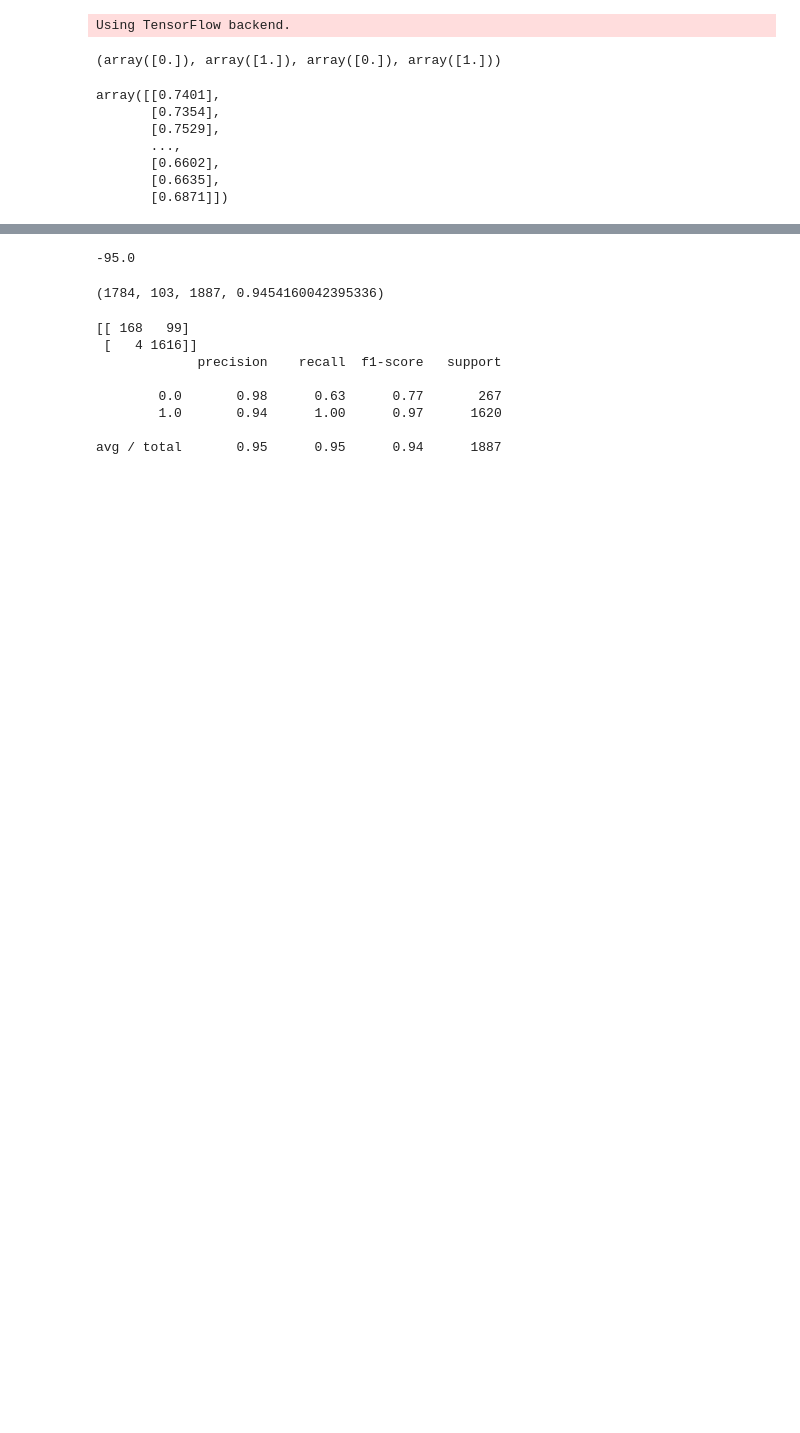
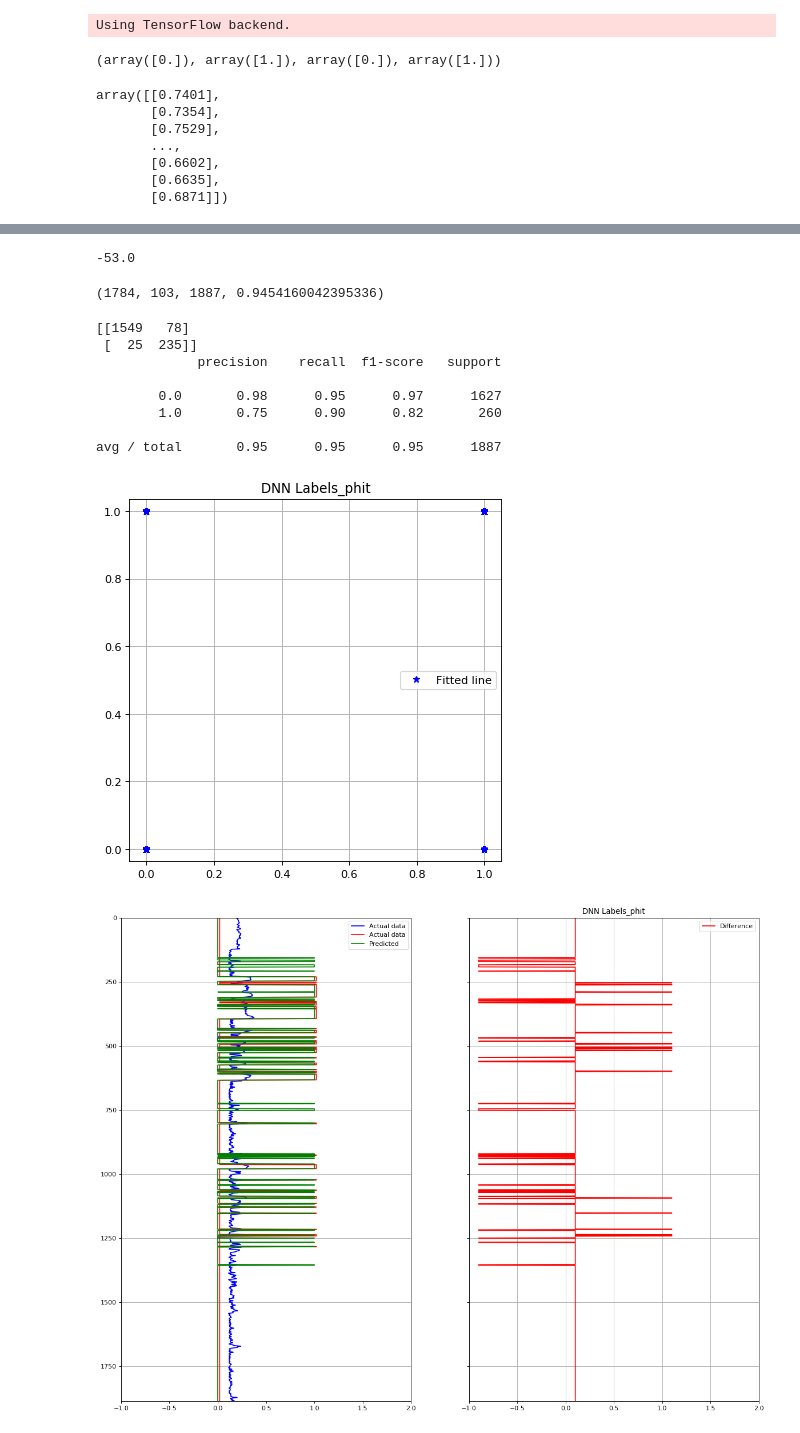
Before and after one commit to narunbabu/geoprojects, a Jupyter notebook: AI&ML/DNN labels on log data.ipynb, the cells around one changed output, grey strips where cells are left out. Cells and saved outputs as stored; diff of their text form; code cells hidden in the pictures; blank space fills up the shorter version.

```diff
--- a/AI&ML/DNN labels on log data.ipynb
+++ b/AI&ML/DNN labels on log data.ipynb
@@ -45,7 +45,7 @@ def elapsed(sec):
 Using TensorFlow backend.
 # %%
 from get_log_data import read_logs, get_log_traintest,get_digitized_logdata, get_labelized_logdata
-x_train, x_test, y_train, y_test, scaler_x, scaler_y=get_log_traintest('vwcl',True,False)
+x_train, x_test, y_train, y_test, scaler_x, scaler_y=get_log_traintest('phit',True,False)
 # %%
 min(y_train),max(y_train),min(y_test),max(y_test)
 # %% [output]
@@ -63,8 +63,8 @@ array([[0.7401],
 # %%
 from get_log_data import read_logs, get_log_traintest,get_digitized_logdata, get_labelized_logdata
 num_labels =2# train_labels.shape[1]
-barrier=0.5
-train_dataset, test_dataset, train_labels, test_labels=get_labelized_logdata(num_labels,ref=barrier,LABEL='vwcl') #LABEL='phit'
+barrier=0.25
+train_dataset, test_dataset, train_labels, test_labels=get_labelized_logdata(num_labels,ref=barrier,LABEL='phit') #LABEL='phit'
 
 image_size = 28
 input_size = 7 #image_size*image_size
@@ -129,18 +129,62 @@ for a, b in zip(test_labels,test_pred):
         neg_count +=1
 count,neg_count,count+neg_count,count/(count+neg_count)
 # %% [output]
--95.0
+-53.0
 (1784, 103, 1887, 0.9454160042395336)
 # %%
 from sklearn.metrics import classification_report,confusion_matrix
 print(confusion_matrix(test_labels,test_pred))
 print(classification_report(test_labels,test_pred))
 # %% [output]
-[[ 168   99]
- [   4 1616]]
+[[1549   78]
+ [  25  235]]
              precision    recall  f1-score   support
 
-        0.0       0.98      0.63      0.77       267
-        1.0       0.94      1.00      0.97      1620
+        0.0       0.98      0.95      0.97      1627
+        1.0       0.75      0.90      0.82       260
 
-avg / total       0.95      0.95      0.94      1887
+avg / total       0.95      0.95      0.95      1887
+# %%
+Y_train_inv=test_labels
+Y_pred_inv=test_pred
+# %%
+%matplotlib inline
+from matplotlib import pyplot as plt
+imname='DNN Labels_phit'
+fig1, ax1 = plt.subplots(nrows=1, ncols=1, figsize=(6, 6), dpi= 80, sharey=True)
+# with ax_ as ax1:
+ax1.plot(Y_train_inv, Y_pred_inv,'b*', label='Fitted line')
+ax1.legend()
+ax1.axis('equal')
+ax1.grid(True)
+plt.title(imname)
+plt.show() #5000 epochs, 1024
+
+fig1.savefig(imname+'_scatter.png', dpi=100)
+
+fig, ax = plt.subplots(nrows=1, ncols=2, figsize=(18, 14), dpi= 80, sharey=True)
+i=0
+perc_diff=(-Y_pred_inv+Y_train_inv)+0.1
+for axes in ax:
+    if(i==0):
+        y_test
+        axes.plot( y_test,range(len(y_test)), label="Actual data",color='blue')
+        axes.plot( Y_train_inv+0.02,range(len(Y_train_inv)), label="Actual data",color='red')
+        axes.plot( Y_pred_inv,range(len(Y_pred_inv)), label="Predicted",color='green')
+        axes.set_xlim (-1,2)
+    else:
+        axes.plot(perc_diff  ,range(len(perc_diff)), label="Difference",color='red')
+        axes.set_xlim (-1,2)
+        axes.xaxis.grid(True)
+#         axes.plot( Y_pred,range(len(Y_pred)), label="Predicted",color='green')
+    i+=1
+    axes.set_ylim (0,len(Y_train_inv))
+    axes.legend()
+    axes.invert_yaxis()
+    axes.yaxis.grid(True)
+plt.title(imname)
+plt.show()  #5000 epochs, 1024
+fig.savefig(imname+'_log.png', dpi=100)
+# %% [output]
+[figure, added]
+[figure, added]
```
Also changed, not shown: parts of 2 cells of this notebook, 2 other files.
